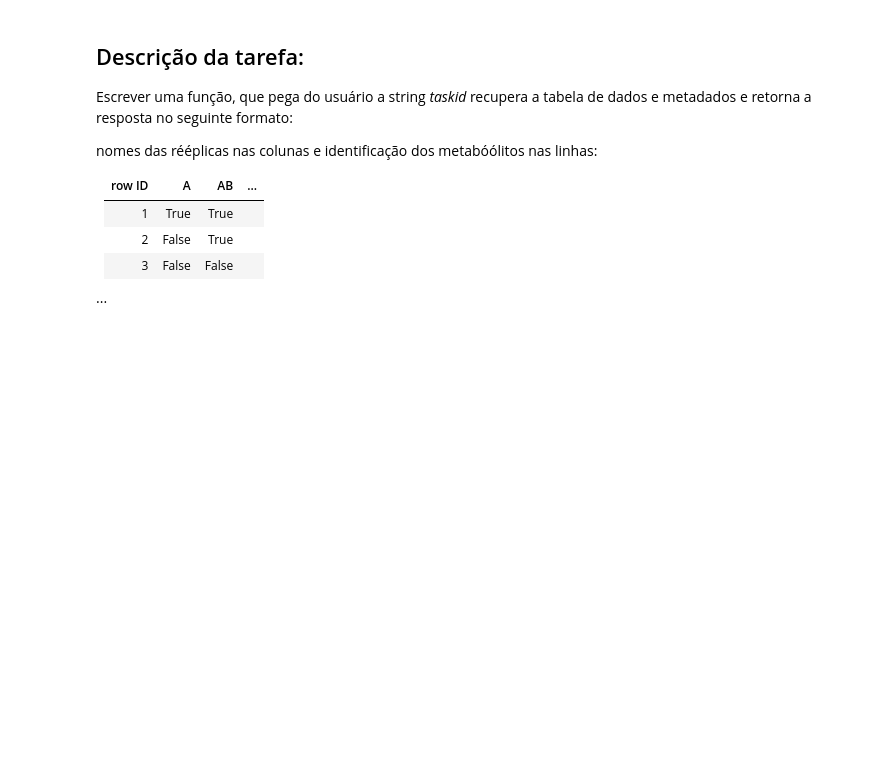
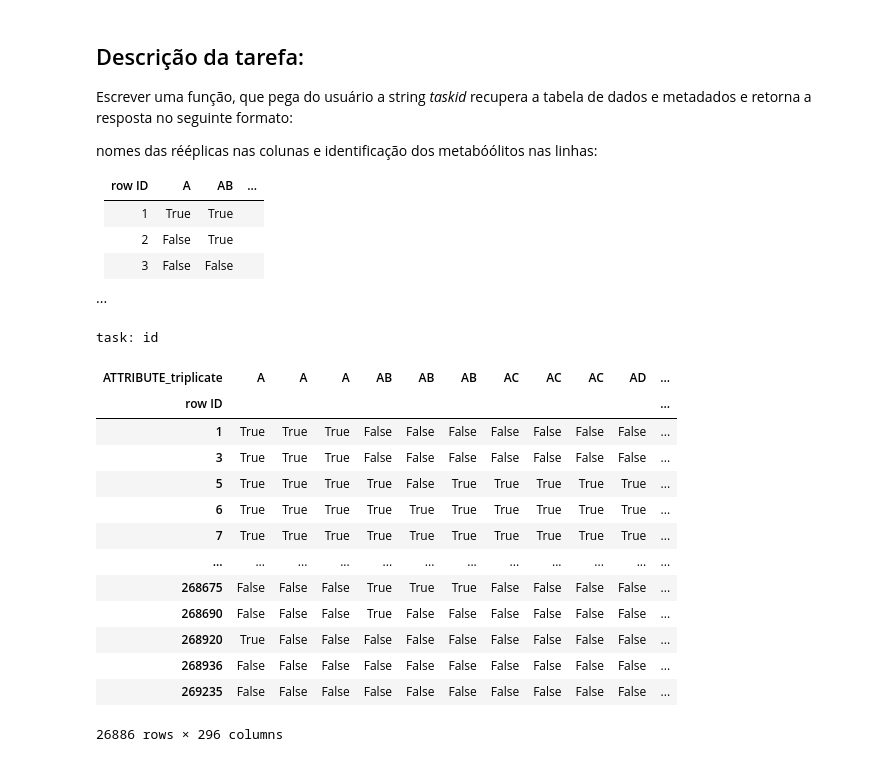
Before and after one commit to computational-chemical-biology/basic_data_manipulation, a Jupyter notebook: notebooks/filter_consistent_features.ipynb, the cells around one changed output. Cells and saved outputs as stored; diff of their text form; code cells hidden in the pictures; blank space fills up the shorter version.

```diff
--- a/notebooks/filter_consistent_features.ipynb
+++ b/notebooks/filter_consistent_features.ipynb
@@ -273,0 +285,22 @@ row ID | A | AB | ...
+# %%
+taskid = 'id'
+value = (input('task: '))
+
+if(taskid == value):
+  display(end)
+# %% [output]
+task: id
+| ATTRIBUTE_triplicate | A | A | A | AB | AB | AB | AC | AC | AC | AD | ... |
+| row ID |  |  |  |  |  |  |  |  |  |  | ... |
+| 1 | True | True | True | False | False | False | False | False | False | False | ... |
+| 3 | True | True | True | False | False | False | False | False | False | False | ... |
+| 5 | True | True | True | True | False | True | True | True | True | True | ... |
+| 6 | True | True | True | True | True | True | True | True | True | True | ... |
+| 7 | True | True | True | True | True | True | True | True | True | True | ... |
+| ... | ... | ... | ... | ... | ... | ... | ... | ... | ... | ... | ... |
+| 268675 | False | False | False | True | True | True | False | False | False | False | ... |
+| 268690 | False | False | False | True | False | False | False | False | False | False | ... |
+| 268920 | True | False | False | False | False | False | False | False | False | False | ... |
+| 268936 | False | False | False | False | False | False | False | False | False | False | ... |
+| 269235 | False | False | False | False | False | False | False | False | False | False | ... |
+26886 rows × 296 columns
```
Also changed, not shown: parts of 2 cells of this notebook.
